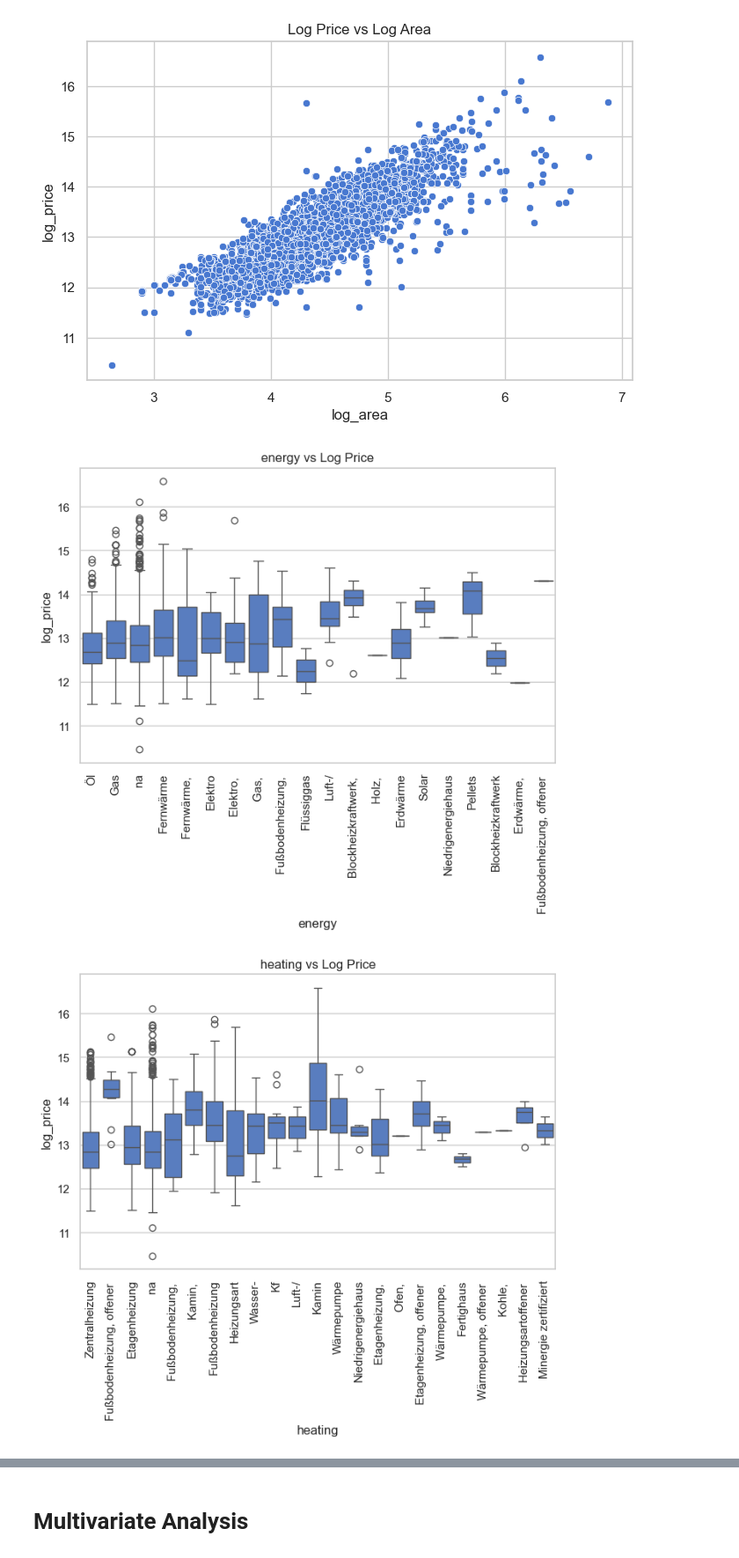
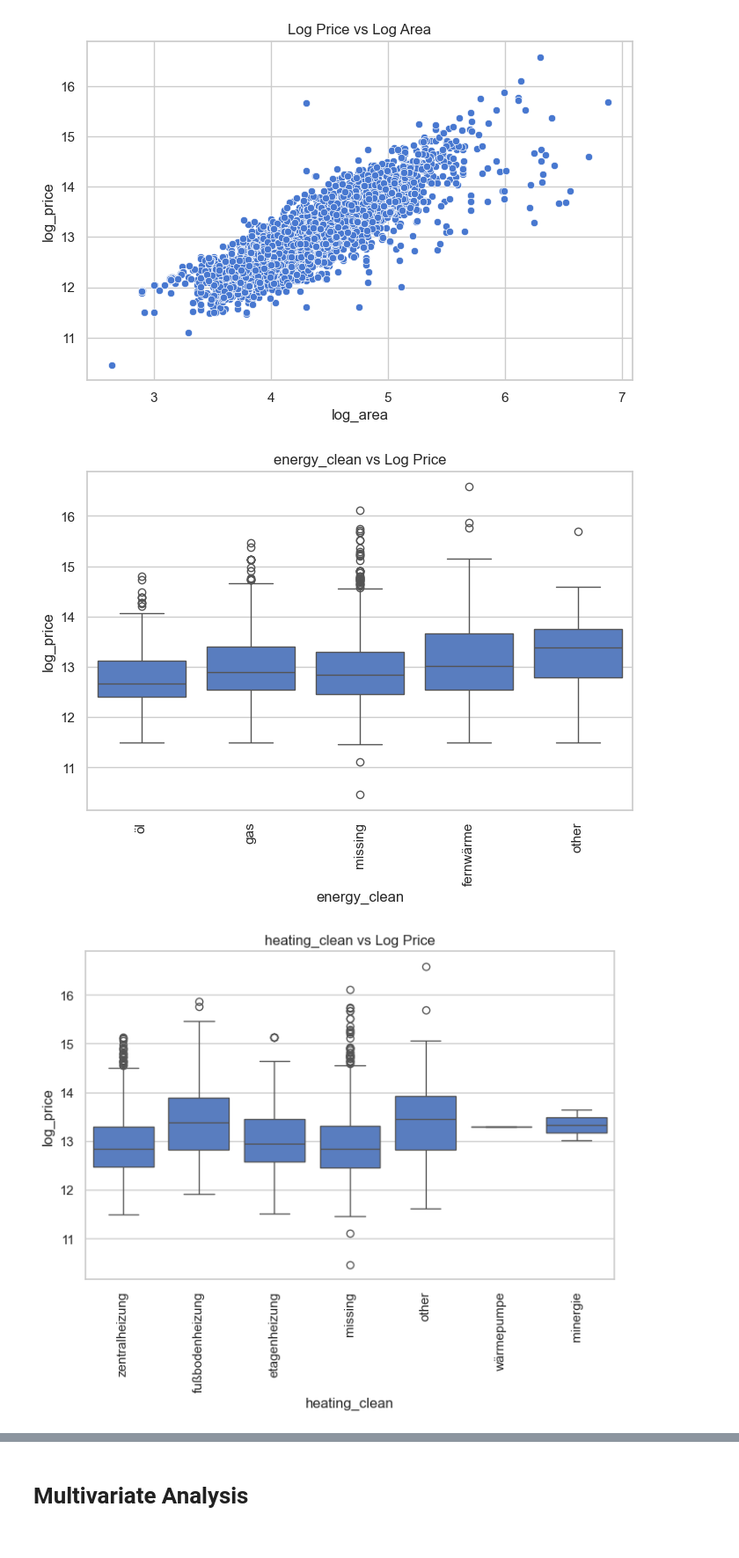
Before and after one commit to AbhishekGarg0507/HousePricePrediction, a Jupyter notebook: code/EDA.ipynb, the cells around one changed output, grey strips where cells are left out. Shown at 88% size. Drawn from its saved outputs; the diff is of its cells as text; code cells hidden in the pictures.

```diff
--- a/code/EDA.ipynb
+++ b/code/EDA.ipynb
@@ -9,7 +9,7 @@ plt.rcParams["figure.figsize"] = (8, 5)
 # %% [markdown]
 # Loading the cleaned dataset
 # %%
-df = pd.read_csv("../data/real_estate_listings_clean.csv")
+df = pd.read_csv("../data/cleaned_house_data.csv")
 # %%
 df
 # %% [output]
@@ -150,7 +156,7 @@ numeric_cols = [
     'price', 'area', 'rooms', 'fee', 'price_per_area',
     'log_price', 'log_area', 'log_price_per_area'
 ]
-cat_cols = ['energy', 'heating', 'zipcode']
+cat_cols = ['energy_clean', 'heating_clean', 'zipcode']
 # %%
 # Histograms
 for col in numeric_cols:
@@ -222,15 +228,15 @@ plt.show()
 [figure]
 # %%
 # Boxplots: categorical vs log_price
-for col in ['energy', 'heating']:
+for col in ['energy_clean', 'heating_clean']:
     plt.figure()
     sns.boxplot(x=col, y='log_price', data=df)
     plt.title(f"{col} vs Log Price")
     plt.xticks(rotation=90)
     plt.show()
 # %% [output]
-[figure, old version]
+[figure, new version]
-[figure, old version]
+[figure, new version]
 # %%
 # Zipcode vs Average Price
 top_zipcodes = df.groupby('zipcode')['price'].mean().sort_values(ascending=False).head(10)
```
Also changed, not shown: parts of 9 cells of this notebook, 13 other files.
